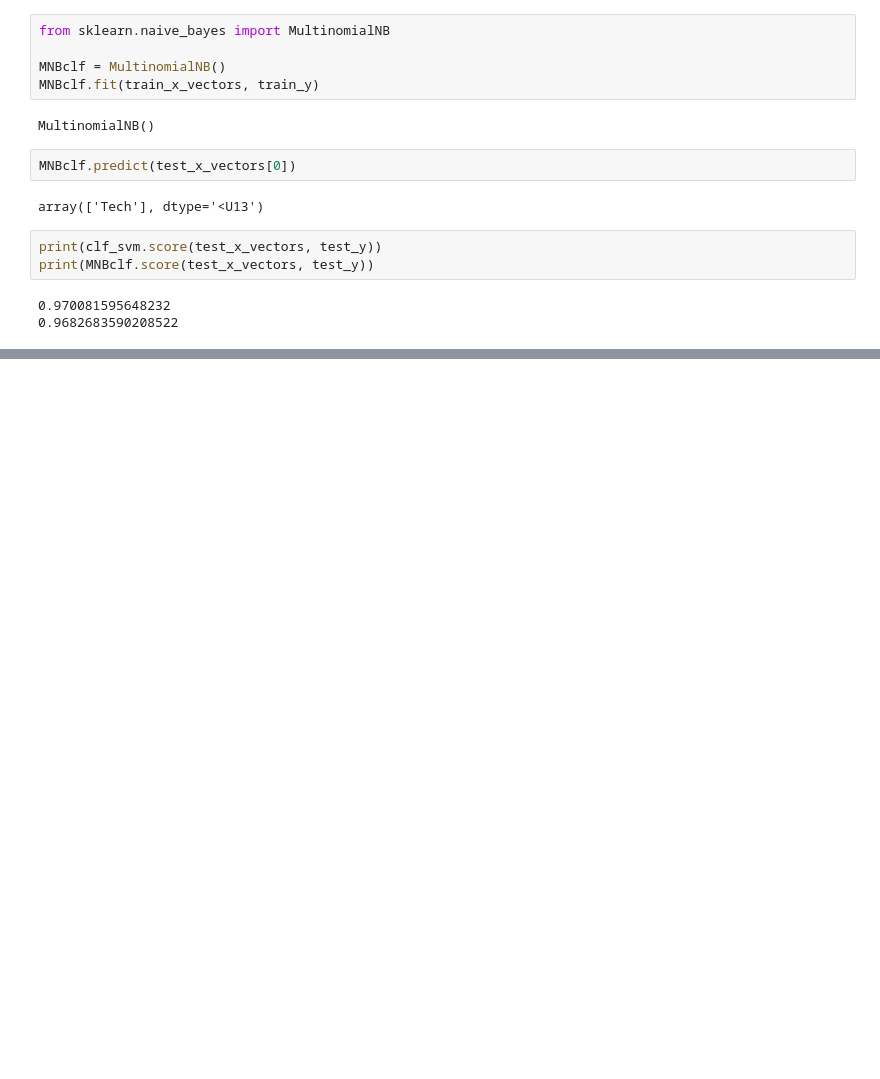
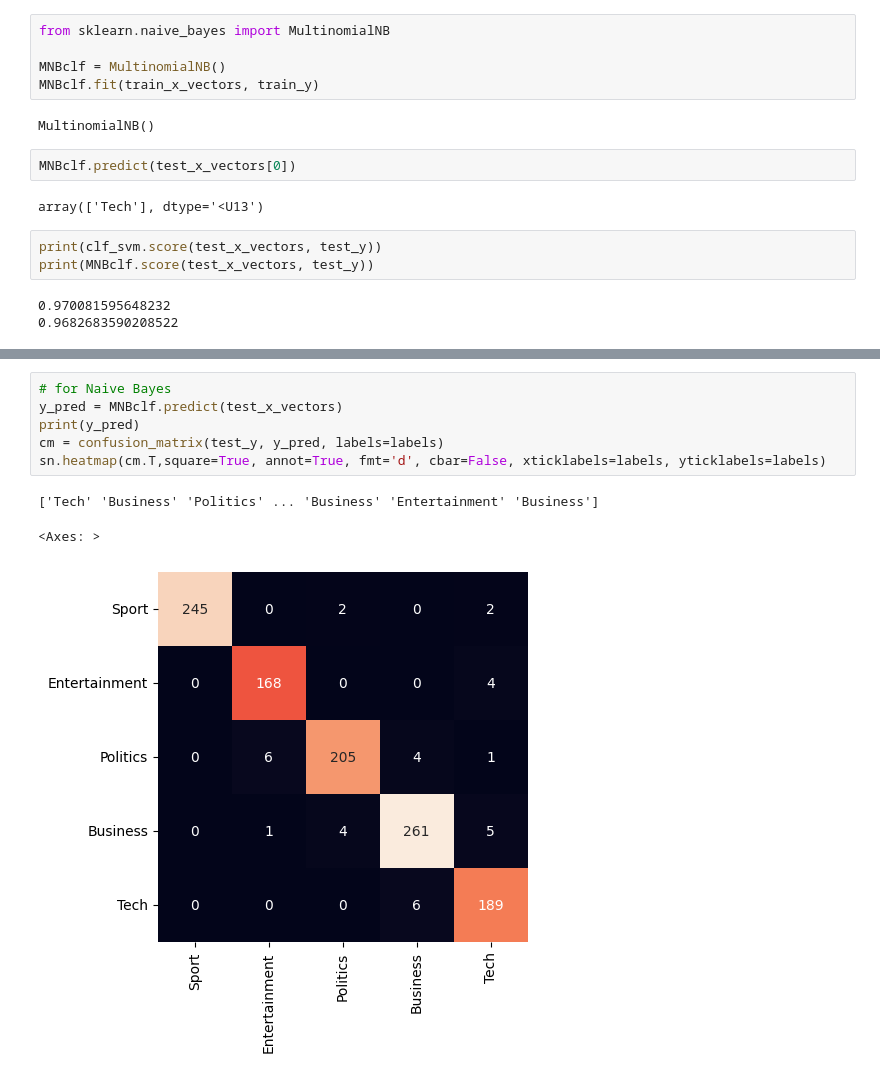
Before and after one commit to daniel-chen2/Text_autocat, a Jupyter notebook: ML.ipynb, the cells around one changed output, grey strips where cells are left out. Saved outputs shown, nothing was run; the diff lists cells and outputs as text; blank space fills up the shorter version.

Commit message:
more heatmaps

```diff
--- a/ML.ipynb
+++ b/ML.ipynb
@@ -111,3 +110,13 @@ sn.heatmap(cm.T,square=True, annot=True, fmt='d', cbar=False, xticklabels=labels
 ['Tech' 'Business' 'Politics' ... 'Business' 'Entertainment' 'Business']
 <Axes: >
 [figure]
+# %%
+# for Naive Bayes
+y_pred = MNBclf.predict(test_x_vectors)
+print(y_pred)
+cm = confusion_matrix(test_y, y_pred, labels=labels)
+sn.heatmap(cm.T,square=True, annot=True, fmt='d', cbar=False, xticklabels=labels, yticklabels=labels)
+# %% [output]
+['Tech' 'Business' 'Politics' ... 'Business' 'Entertainment' 'Business']
+<Axes: >
+[figure, added]
```
Also changed, not shown: parts of 2 cells of this notebook.
